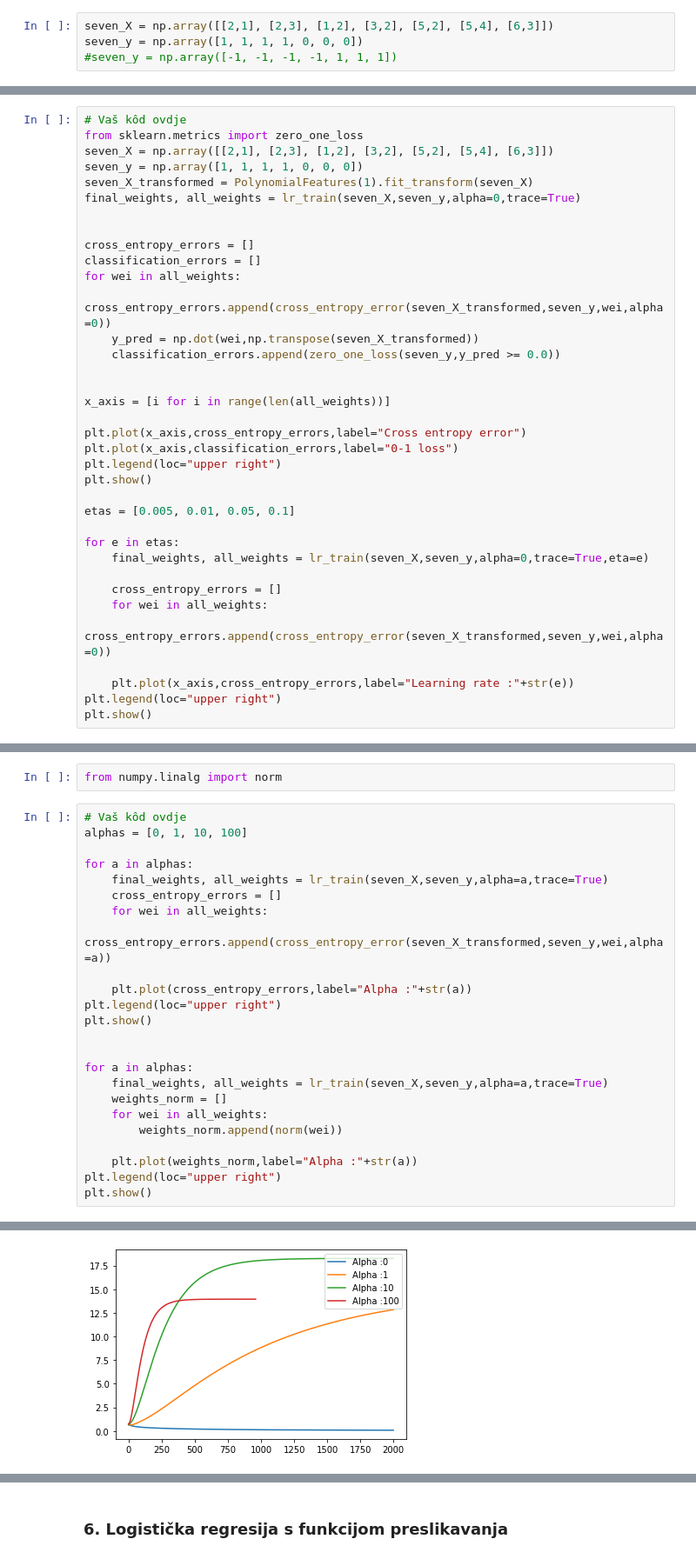
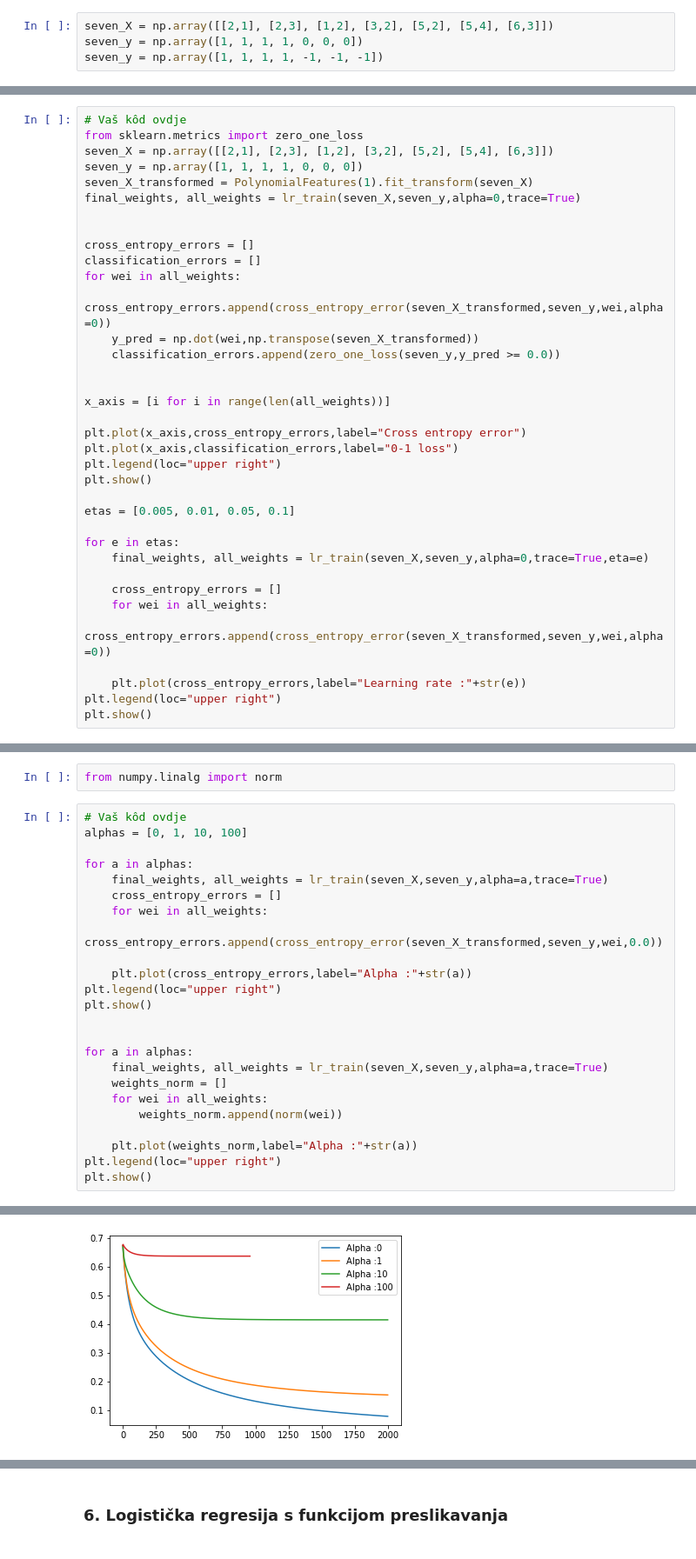
Before and after one commit to mislavivancic/machine-learning-homeworks, a Jupyter notebook: Lab2/SU-2019-LAB02-LDM-LR.ipynb, the cells around one changed output, grey strips where cells are left out. Shown: that part at 87% size. Drawn from its saved outputs; the diff is of its cells as text.

```diff
--- a/Lab2/SU-2019-LAB02-LDM-LR.ipynb
+++ b/Lab2/SU-2019-LAB02-LDM-LR.ipynb
@@ -55,7 +57,7 @@ Prvo, isprobajte *ugrađeni* model na linearno odvojivom skupu podataka `seven`
 # %%
 seven_X = np.array([[2,1], [2,3], [1,2], [3,2], [5,2], [5,4], [6,3]])
 seven_y = np.array([1, 1, 1, 1, 0, 0, 0])
-#seven_y = np.array([-1, -1, -1, -1, 1, 1, 1])
+seven_y = np.array([1, 1, 1, 1, -1, -1, -1])
 # %%
 # Vaš kôd ovdje
 clasifier = RidgeClassifier(alpha=0)
@@ -351,7 +351,7 @@ for e in etas:
     for wei in all_weights:
         cross_entropy_errors.append(cross_entropy_error(seven_X_transformed,seven_y,wei,alpha=0))
 
-    plt.plot(x_axis,cross_entropy_errors,label="Learning rate :"+str(e))
+    plt.plot(cross_entropy_errors,label="Learning rate :"+str(e))
 plt.legend(loc="upper right")
 plt.show()
 # %% [output]
@@ -547,7 +554,7 @@ for a in alphas:
     final_weights, all_weights = lr_train(seven_X,seven_y,alpha=a,trace=True)
     cross_entropy_errors = []
     for wei in all_weights:
-        cross_entropy_errors.append(cross_entropy_error(seven_X_transformed,seven_y,wei,alpha=a))
+        cross_entropy_errors.append(cross_entropy_error(seven_X_transformed,seven_y,wei,0.0))
 
     plt.plot(cross_entropy_errors,label="Alpha :"+str(a))
 plt.legend(loc="upper right")
@@ -567 +579 @@ plt.show()
-[figure, old version]
+[figure, new version]
```
Also changed, not shown: parts of 15 cells of this notebook, 1 other file.
